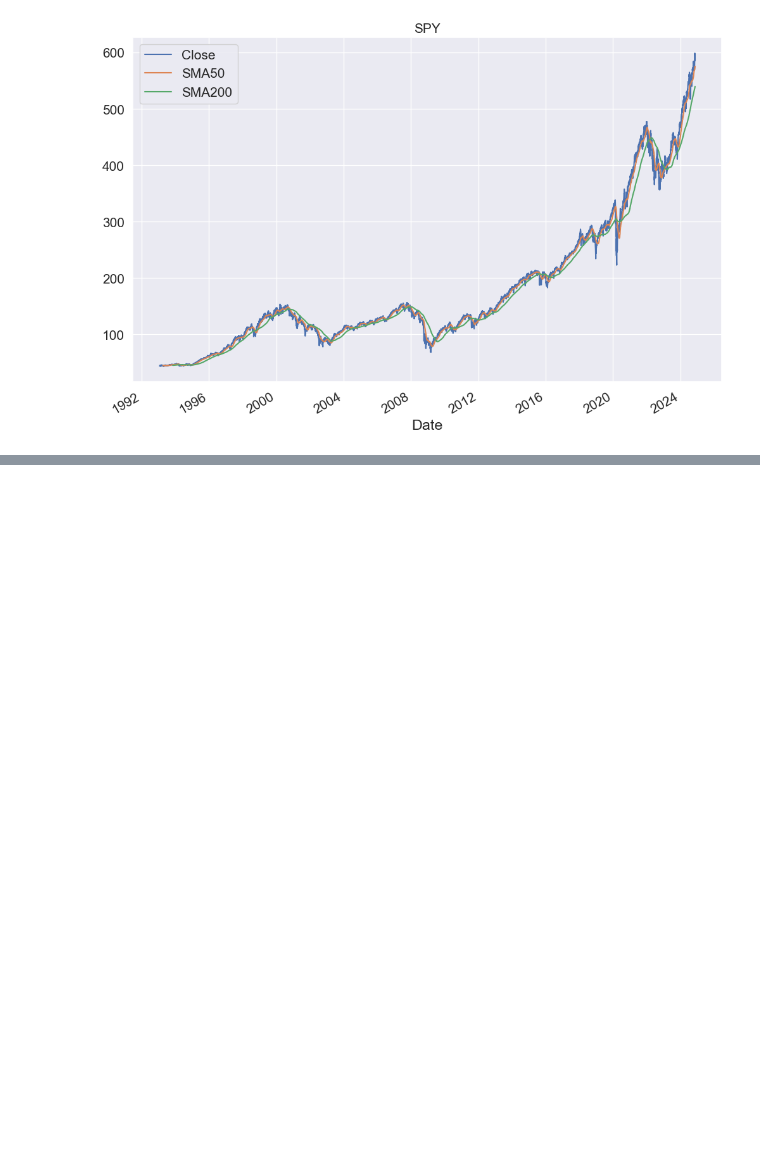
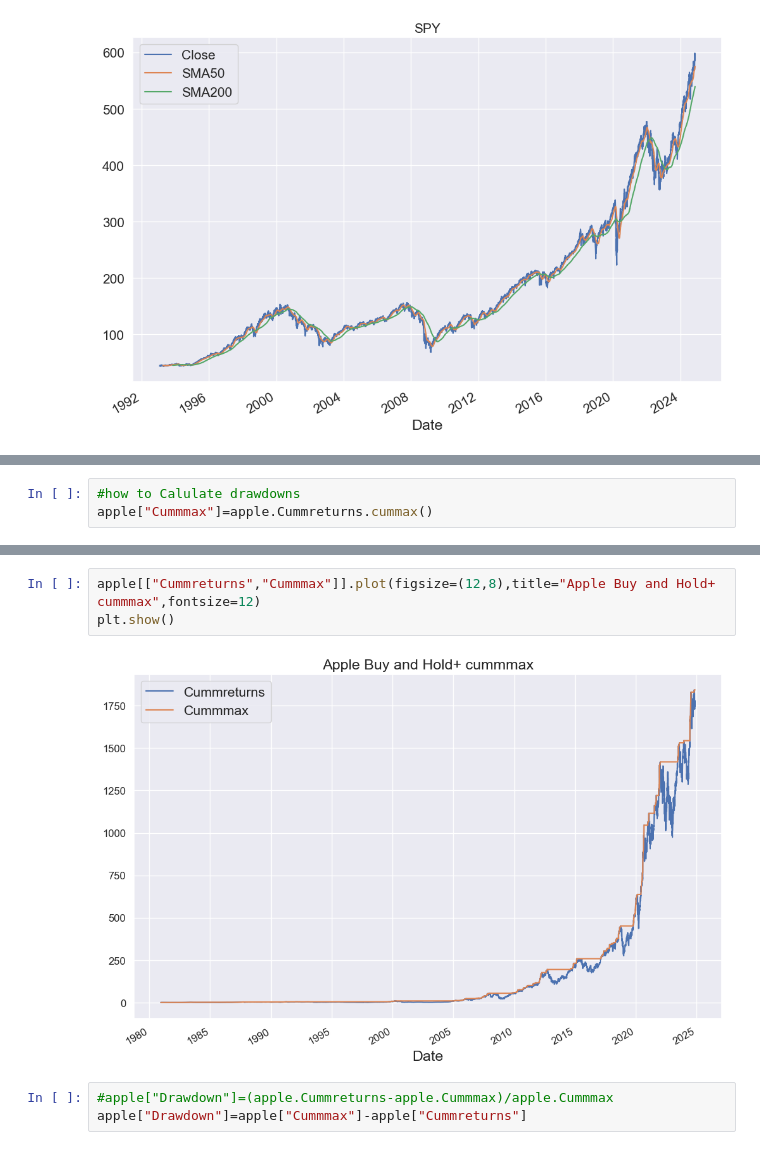
Before and after one commit to RogerSJR2004/Data-Analytics-Project, a Jupyter notebook: stock_analysis.ipynb, the cells around one changed output, grey strips where cells are left out. Drawn from its saved outputs; the diff is of its cells as text; blank space fills up the shorter version.

```diff
--- a/stock_analysis.ipynb
+++ b/stock_analysis.ipynb
@@ -1097,0 +1368,3 @@ plt.show()
+# %%
+#how to Calulate drawdowns
+apple["Cummmax"]=apple.Cummreturns.cummax()
@@ -1097,0 +1388,8 @@ plt.show()
+# %%
+apple[["Cummreturns","Cummmax"]].plot(figsize=(12,8),title="Apple Buy and Hold+ cummmax",fontsize=12)
+plt.show()
+# %% [output]
+[figure, added]
+# %%
+#apple["Drawdown"]=(apple.Cummreturns-apple.Cummmax)/apple.Cummmax
+apple["Drawdown"]=apple["Cummmax"]-apple["Cummreturns"]
```
Also changed, not shown: parts of 79 cells of this notebook, 1 other file.
